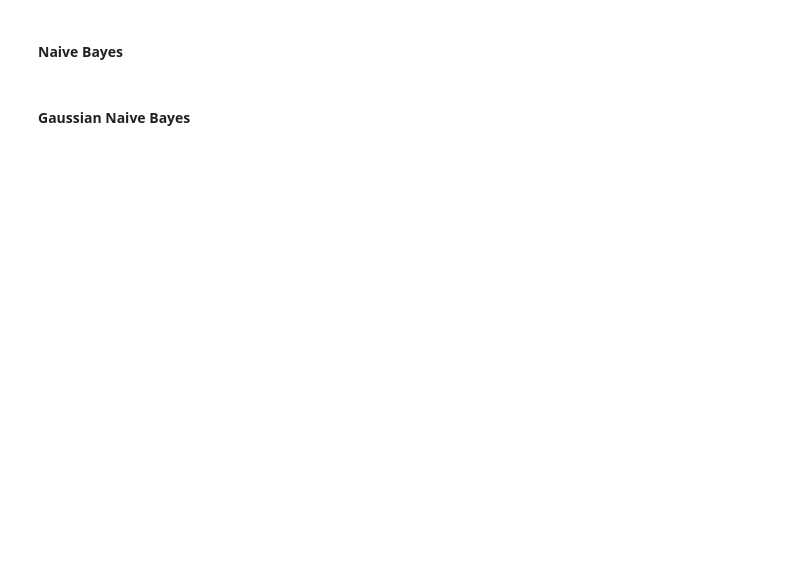
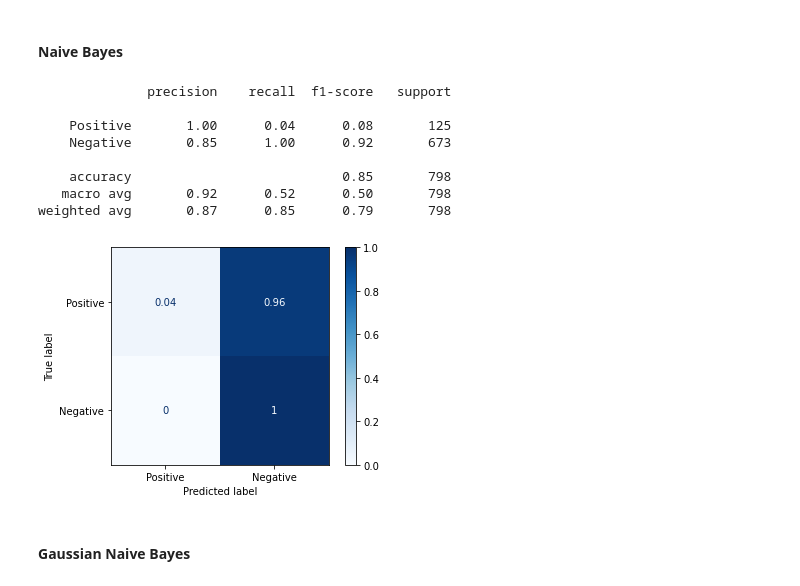
Before and after one commit to RMcAr/dsc-phase-4-project, a Jupyter notebook: 3. Modelling, Validation, and Concluding Statements.ipynb, the cells around one changed output. Saved outputs shown, nothing was run; the diff lists cells and outputs as text; code cells hidden in the pictures; blank space fills up the shorter version.

```diff
--- a/3. Modelling, Validation, and Concluding Statements.ipynb
+++ b/3. Modelling, Validation, and Concluding Statements.ipynb
@@ -271,9 +295,20 @@ RF = RandomForestClassifier(n_estimators = 100)
 #### Naive Bayes
 # %%
 # Naive Bayes
-NB.fit(X_train_tfidf_sm, y_train_sm)
-y_pred = NB.predict(X_test_tfidf)
-evaluate_model(y_test, y_pred, X_test_tfidf, clf = NB, classes = ['Positive', 'Negative'])
+NB2 = MultinomialNB()
+NB2.fit(X_train_tfidf, y_train)
+y_pred = NB2.predict(X_test_tfidf)
+evaluate_model(y_test, y_pred, X_test_tfidf, clf = NB2, classes = ['Positive', 'Negative'])
+# %% [output]
+              precision    recall  f1-score   support
+
+    Positive       1.00      0.04      0.08       125
+    Negative       0.85      1.00      0.92       673
+
+    accuracy                           0.85       798
+   macro avg       0.92      0.52      0.50       798
+weighted avg       0.87      0.85      0.79       798
+[figure, added]
 # %% [markdown]
 #### Gaussian Naive Bayes
 # %%
```
Also changed, not shown: parts of 12 cells of this notebook, 1 other file.
